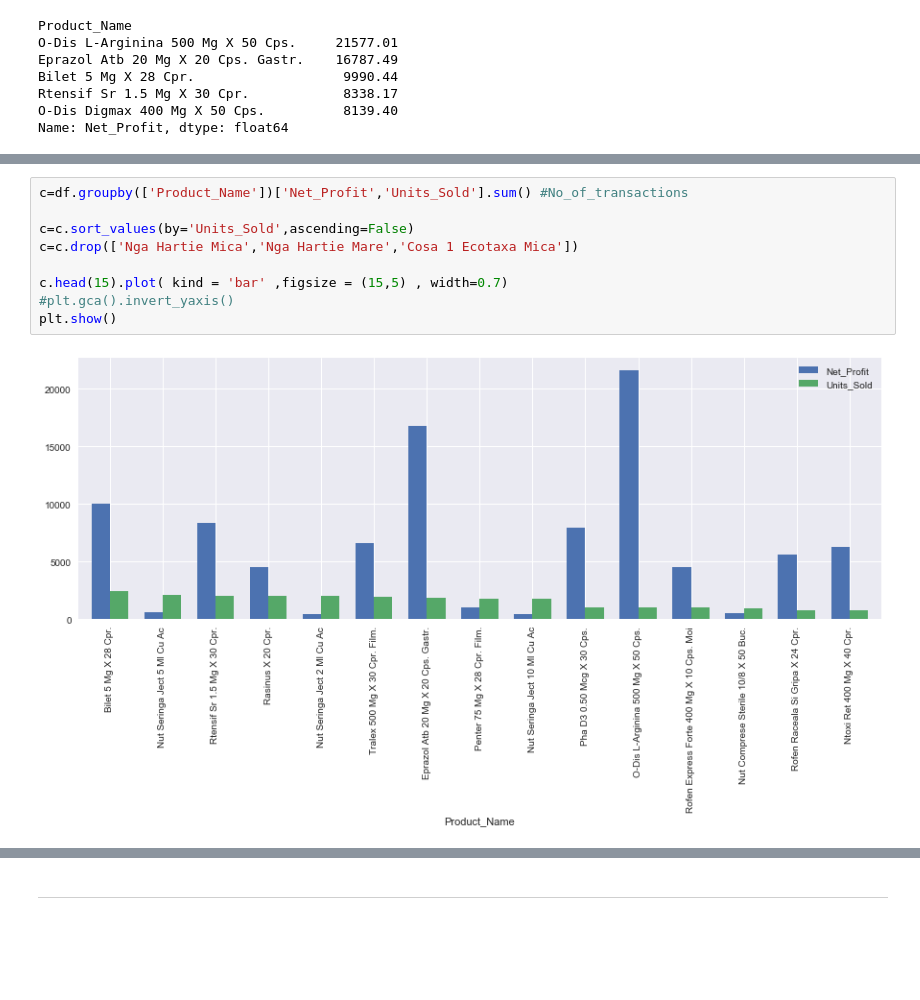
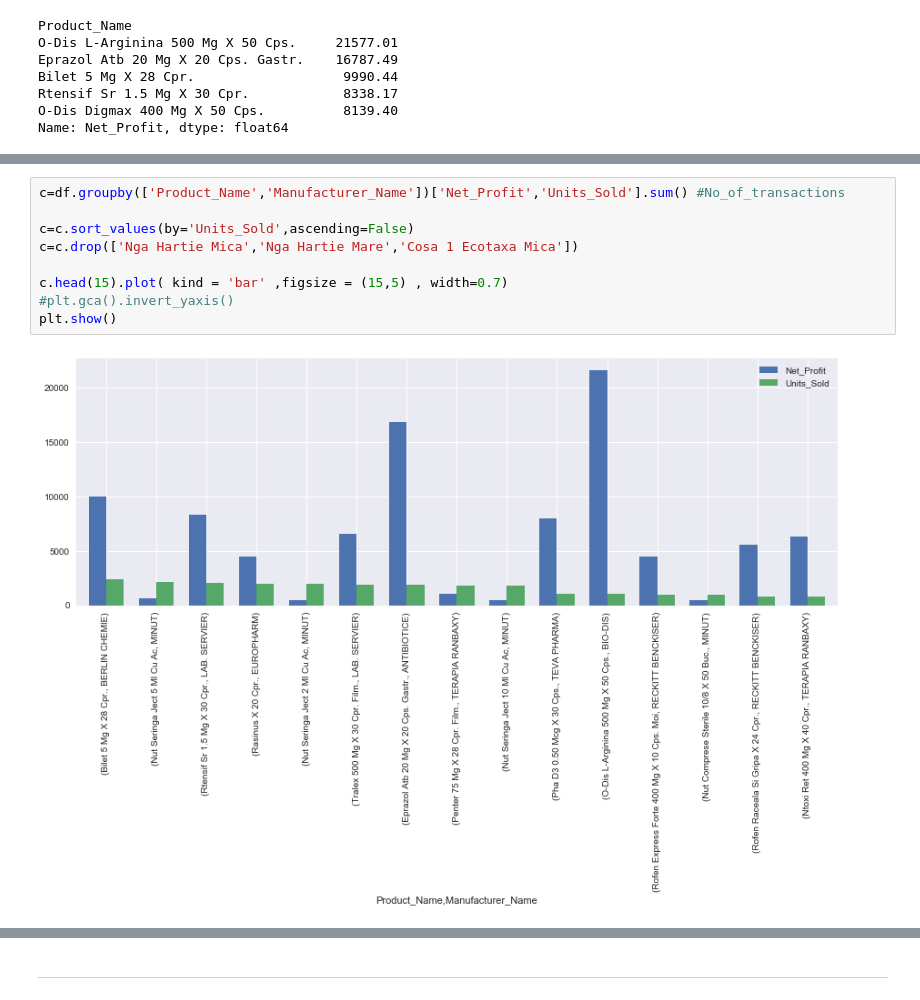
Before and after one commit to evian13/PrepCourse-Unit2, a Jupyter notebook: Capstone1 - data analysis report.ipynb, the cells around one changed output, grey strips where cells are left out. Drawn from its saved outputs; the diff is of its cells as text; blank space fills up the shorter version.

```diff
--- a/Capstone1 - data analysis report.ipynb
+++ b/Capstone1 - data analysis report.ipynb
@@ -315,14 +335,14 @@ A first ideea is to try to concentrate on selling the top most profitable produc
 # %%
-c=df.groupby(['Product_Name'])['Net_Profit','Units_Sold'].sum() #No_of_transactions
+c=df.groupby(['Product_Name','Manufacturer_Name'])['Net_Profit','Units_Sold'].sum() #No_of_transactions
 
 c=c.sort_values(by='Units_Sold',ascending=False)
 c=c.drop(['Nga Hartie Mica','Nga Hartie Mare','Cosa 1 Ecotaxa Mica'])
 
 c.head(15).plot( kind = 'bar' ,figsize = (15,5) , width=0.7)
 #plt.gca().invert_yaxis()
 plt.show()
 # %% [output]
-[figure, old version]
+[figure, new version]
 # %% [markdown]
 ### The second graph shows which are the products with the highest units sold(descending order) side by side with Net_Profit.
 
```
Also changed, not shown: parts of 32 cells of this notebook.
